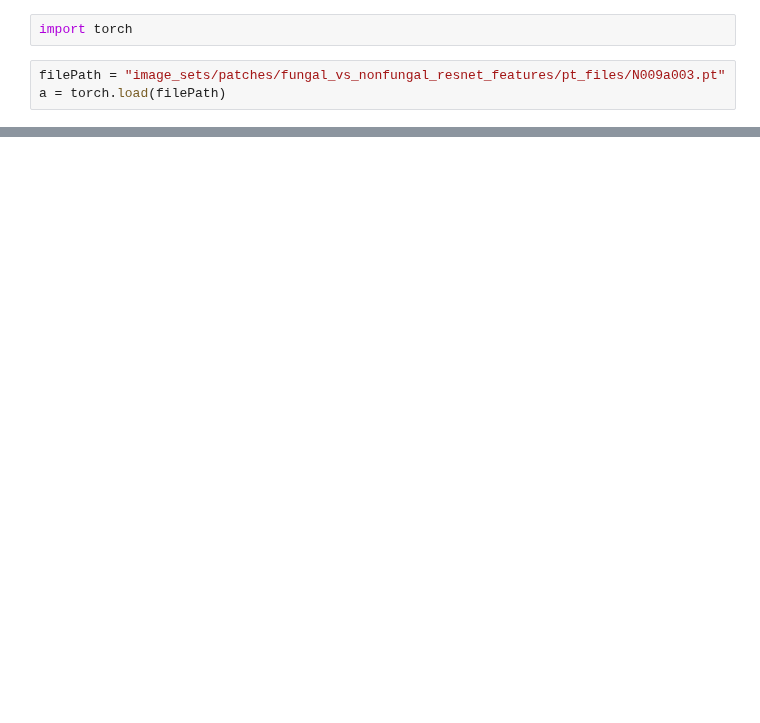
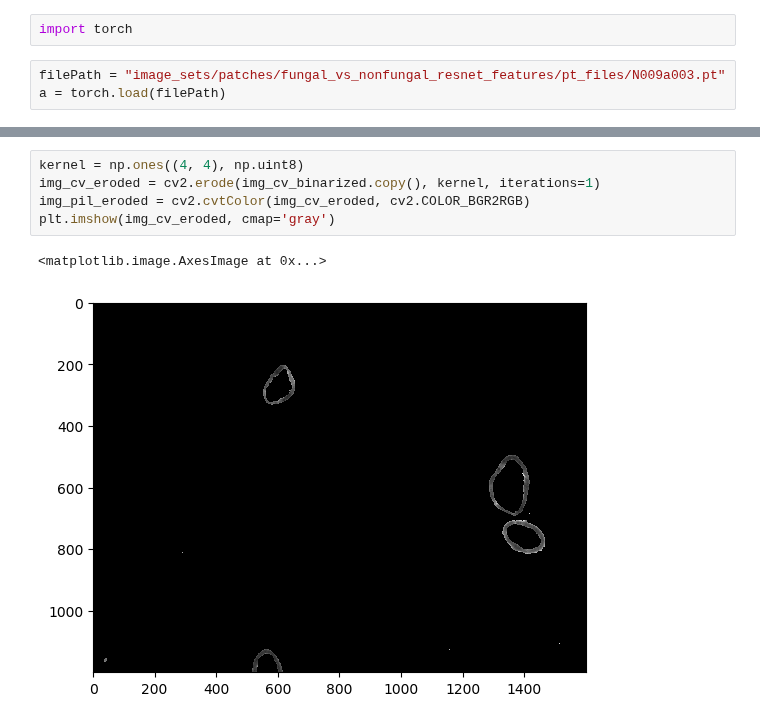
Before and after one commit to AshrithSagar/CLAM-Fungal, a Jupyter notebook: test_1.ipynb, the cells around one changed output, grey strips where cells are left out. Drawn from its saved outputs; the diff is of its cells as text; blank space fills up the shorter version.

Commit message:
cv2.erode test

```diff
--- a/test_1.ipynb
+++ b/test_1.ipynb
@@ -32,0 +90,8 @@ torch.Size([0])
+# %%
+kernel = np.ones((4, 4), np.uint8)
+img_cv_eroded = cv2.erode(img_cv_binarized.copy(), kernel, iterations=1)
+img_pil_eroded = cv2.cvtColor(img_cv_eroded, cv2.COLOR_BGR2RGB)
+plt.imshow(img_cv_eroded, cmap='gray')
+# %% [output]
+<matplotlib.image.AxesImage at 0x...>
+[figure, added]
```
Also changed, not shown: parts of 10 cells of this notebook.
